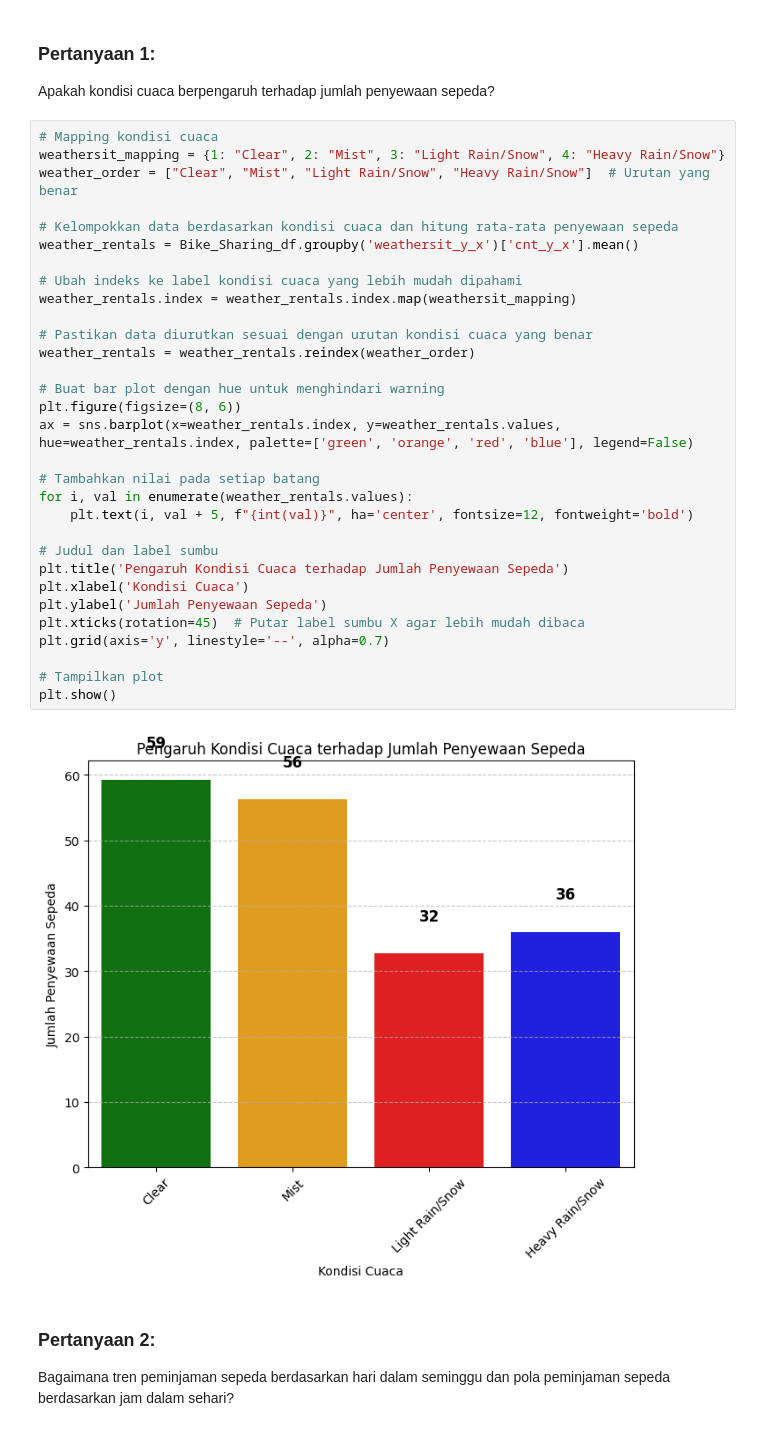
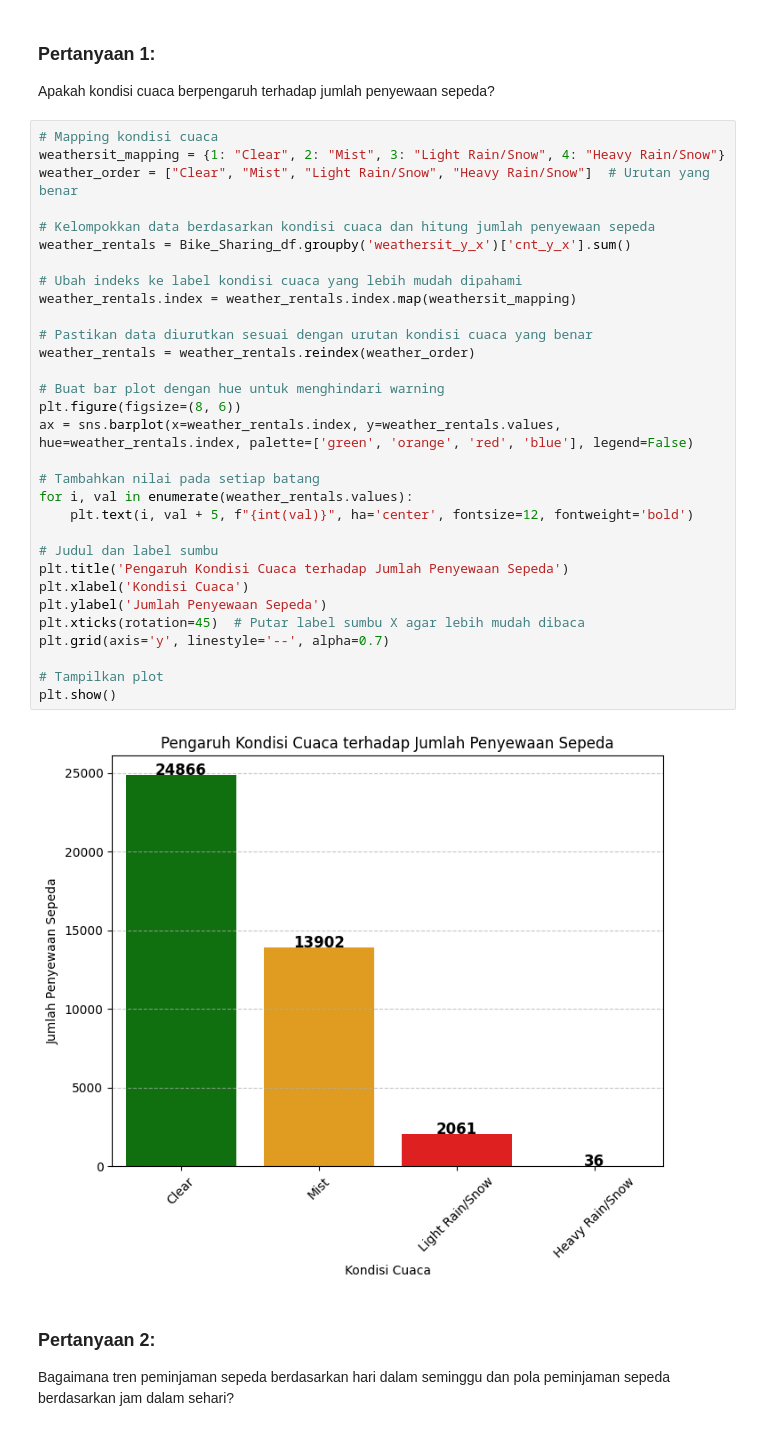
Before and after one commit to lailadwikartikasari/dashboard_Sederhana_Bike_Sharing, a Jupyter notebook: notebook .ipynb, the cells around one changed output. Saved outputs shown, nothing was run; the diff lists cells and outputs as text.

```diff
--- a/notebook .ipynb
+++ b/notebook .ipynb
@@ -393,36 +393,36 @@ Apakah kondisi cuaca berpengaruh terhadap jumlah penyewaan sepeda?
 # %%
 # Mapping kondisi cuaca
 weathersit_mapping = {1: "Clear", 2: "Mist", 3: "Light Rain/Snow", 4: "Heavy Rain/Snow"}
 weather_order = ["Clear", "Mist", "Light Rain/Snow", "Heavy Rain/Snow"]  # Urutan yang benar
 
-# Kelompokkan data berdasarkan kondisi cuaca dan hitung rata-rata penyewaan sepeda
-weather_rentals = Bike_Sharing_df.groupby('weathersit_y_x')['cnt_y_x'].mean()
+# Kelompokkan data berdasarkan kondisi cuaca dan hitung jumlah penyewaan sepeda
+weather_rentals = Bike_Sharing_df.groupby('weathersit_y_x')['cnt_y_x'].sum()
 
 # Ubah indeks ke label kondisi cuaca yang lebih mudah dipahami
 weather_rentals.index = weather_rentals.index.map(weathersit_mapping)
 
 # Pastikan data diurutkan sesuai dengan urutan kondisi cuaca yang benar
 weather_rentals = weather_rentals.reindex(weather_order)
 
 # Buat bar plot dengan hue untuk menghindari warning
 plt.figure(figsize=(8, 6))
 ax = sns.barplot(x=weather_rentals.index, y=weather_rentals.values, hue=weather_rentals.index, palette=['green', 'orange', 'red', 'blue'], legend=False)
 
 # Tambahkan nilai pada setiap batang
 for i, val in enumerate(weather_rentals.values):
     plt.text(i, val + 5, f"{int(val)}", ha='center', fontsize=12, fontweight='bold')
 
 # Judul dan label sumbu
 plt.title('Pengaruh Kondisi Cuaca terhadap Jumlah Penyewaan Sepeda')
 plt.xlabel('Kondisi Cuaca')
 plt.ylabel('Jumlah Penyewaan Sepeda')
 plt.xticks(rotation=45)  # Putar label sumbu X agar lebih mudah dibaca
 plt.grid(axis='y', linestyle='--', alpha=0.7)
 
 # Tampilkan plot
 plt.show()
 # %% [output]
-[figure, old version]
+[figure, new version]
 # %% [markdown]
 ### Pertanyaan 2:
 Bagaimana tren peminjaman sepeda berdasarkan hari dalam seminggu dan pola peminjaman sepeda berdasarkan jam dalam sehari?
```
